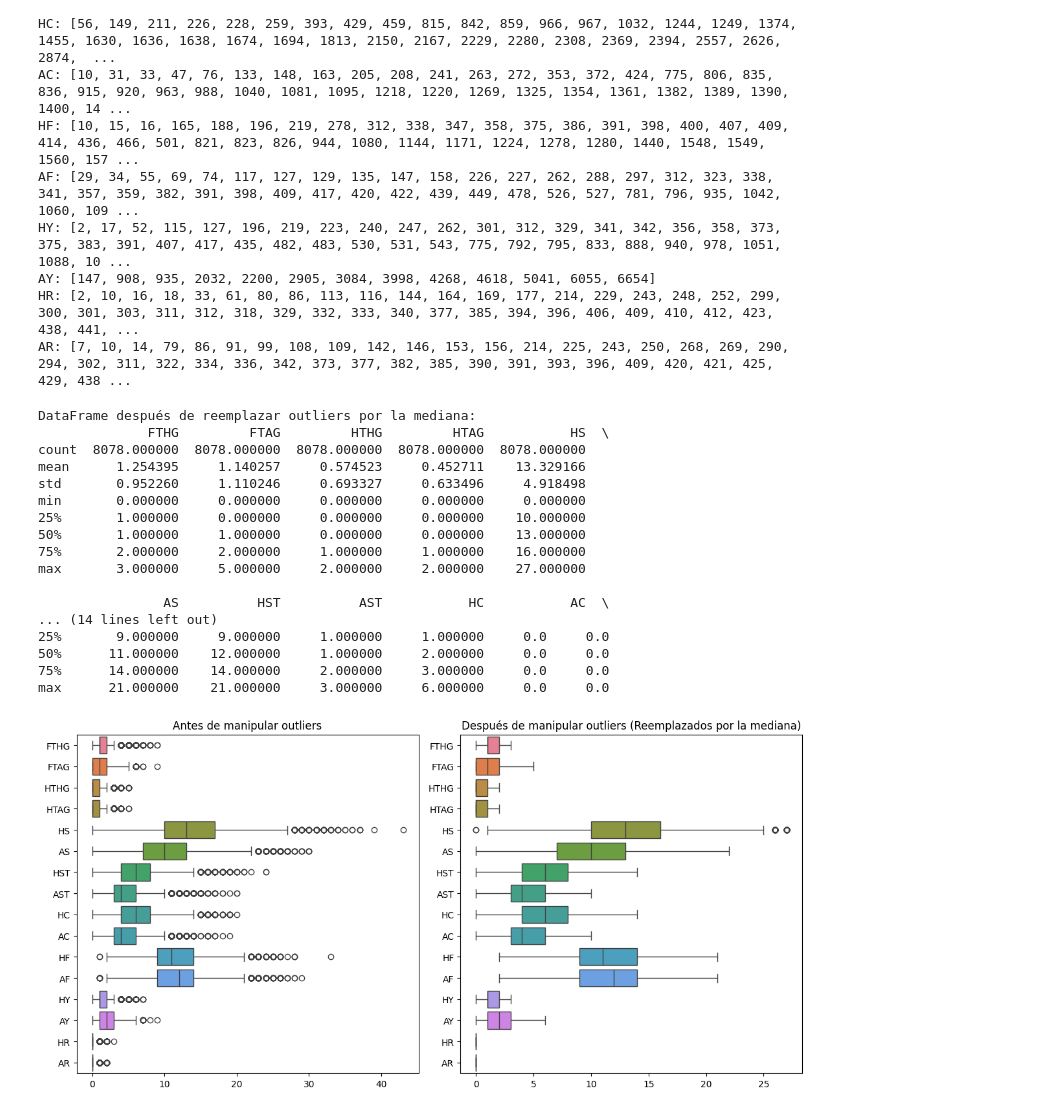
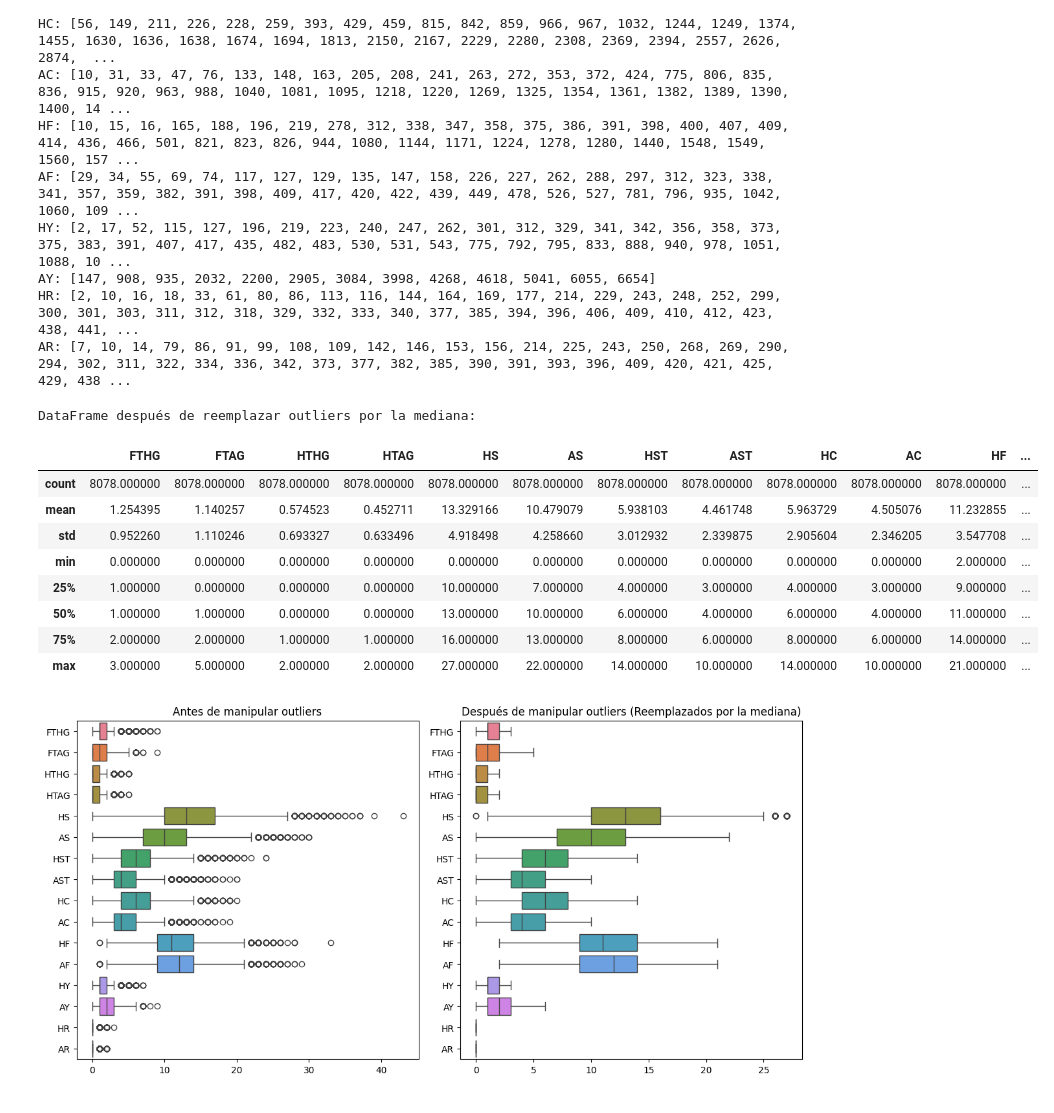
Before and after one commit to MarianoNaveyra/DataScience, a Jupyter notebook: Proyecto_Partell_Naveyra.ipynb, the cells around one changed output. Cells and saved outputs as stored; diff of their text form; code cells hidden in the pictures.

```diff
--- a/Proyecto_Partell_Naveyra.ipynb
+++ b/Proyecto_Partell_Naveyra.ipynb
@@ -150,38 +203,30 @@ AY: [147, 908, 935, 2032, 2200, 2905, 3084, 3998, 4268, 4618, 5041, 6055, 6654]
 HR: [2, 10, 16, 18, 33, 61, 80, 86, 113, 116, 144, 164, 169, 177, 214, 229, 243, 248, 252, 299, 300, 301, 303, 311, 312, 318, 329, 332, 333, 340, 377, 385, 394, 396, 406, 409, 410, 412, 423, 438, 441, ...
 AR: [7, 10, 14, 79, 86, 91, 99, 108, 109, 142, 146, 153, 156, 214, 225, 243, 250, 268, 269, 290, 294, 302, 311, 322, 334, 336, 342, 373, 377, 382, 385, 390, 391, 393, 396, 409, 420, 421, 425, 429, 438 ...
 # %%
-# Reemplazar outliers por la mediana
-df_replaced = df.copy()  # Hacer una copia del DataFrame original
+
+df_replaced = df.copy()
 for column in df.select_dtypes(include=['float64', 'int64']).columns:
     Q1 = df[column].quantile(0.25)
     Q3 = df[column].quantile(0.75)
     IQR = Q3 - Q1
     lower_bound = Q1 - 1.5 * IQR
     upper_bound = Q3 + 1.5 * IQR
     median_value = df[column].median()
 
-    # Reemplazar outliers
     df_replaced.loc[df_replaced[column] < lower_bound, column] = median_value
     df_replaced.loc[df_replaced[column] > upper_bound, column] = median_value
 
 print("DataFrame después de reemplazar outliers por la mediana:")
-print(df_replaced.describe())
+df_replaced.describe()
 # %% [output]
 DataFrame después de reemplazar outliers por la mediana:
-              FTHG         FTAG         HTHG         HTAG           HS  \
-count  8078.000000  8078.000000  8078.000000  8078.000000  8078.000000
-mean      1.254395     1.140257     0.574523     0.452711    13.329166
-std       0.952260     1.110246     0.693327     0.633496     4.918498
-min       0.000000     0.000000     0.000000     0.000000     0.000000
-25%       1.000000     0.000000     0.000000     0.000000    10.000000
-50%       1.000000     1.000000     0.000000     0.000000    13.000000
-75%       2.000000     2.000000     1.000000     1.000000    16.000000
-max       3.000000     5.000000     2.000000     2.000000    27.000000
-
-                AS          HST          AST           HC           AC  \
-... (14 lines left out)
-25%       9.000000     9.000000     1.000000     1.000000     0.0     0.0
-50%      11.000000    12.000000     1.000000     2.000000     0.0     0.0
-75%      14.000000    14.000000     2.000000     3.000000     0.0     0.0
-max      21.000000    21.000000     3.000000     6.000000     0.0     0.0
+|  | FTHG | FTAG | HTHG | HTAG | HS | AS | HST | AST | HC | AC | HF | ... |
+| count | 8078.000000 | 8078.000000 | 8078.000000 | 8078.000000 | 8078.000000 | 8078.000000 | 8078.000000 | 8078.000000 | 8078.000000 | 8078.000000 | 8078.000000 | ... |
+| mean | 1.254395 | 1.140257 | 0.574523 | 0.452711 | 13.329166 | 10.479079 | 5.938103 | 4.461748 | 5.963729 | 4.505076 | 11.232855 | ... |
+| std | 0.952260 | 1.110246 | 0.693327 | 0.633496 | 4.918498 | 4.258660 | 3.012932 | 2.339875 | 2.905604 | 2.346205 | 3.547708 | ... |
+| min | 0.000000 | 0.000000 | 0.000000 | 0.000000 | 0.000000 | 0.000000 | 0.000000 | 0.000000 | 0.000000 | 0.000000 | 2.000000 | ... |
+| 25% | 1.000000 | 0.000000 | 0.000000 | 0.000000 | 10.000000 | 7.000000 | 4.000000 | 3.000000 | 4.000000 | 3.000000 | 9.000000 | ... |
+| 50% | 1.000000 | 1.000000 | 0.000000 | 0.000000 | 13.000000 | 10.000000 | 6.000000 | 4.000000 | 6.000000 | 4.000000 | 11.000000 | ... |
+| 75% | 2.000000 | 2.000000 | 1.000000 | 1.000000 | 16.000000 | 13.000000 | 8.000000 | 6.000000 | 8.000000 | 6.000000 | 14.000000 | ... |
+| max | 3.000000 | 5.000000 | 2.000000 | 2.000000 | 27.000000 | 22.000000 | 14.000000 | 10.000000 | 14.000000 | 10.000000 | 21.000000 | ... |
 # %%
```
Also changed, not shown: parts of 34 cells of this notebook.
